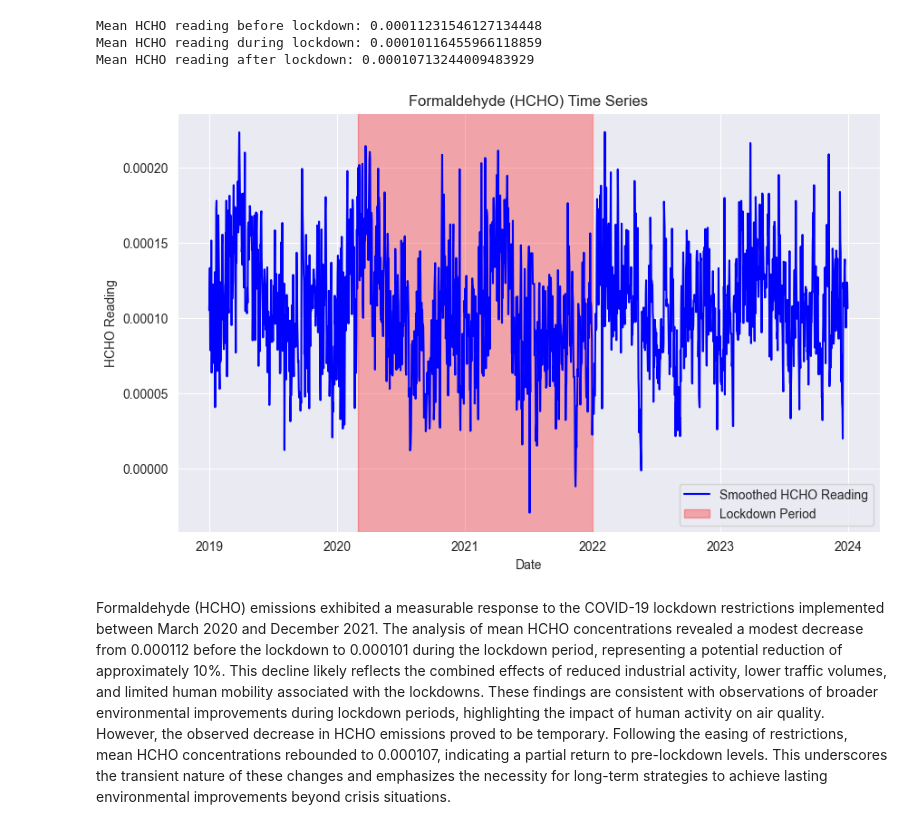
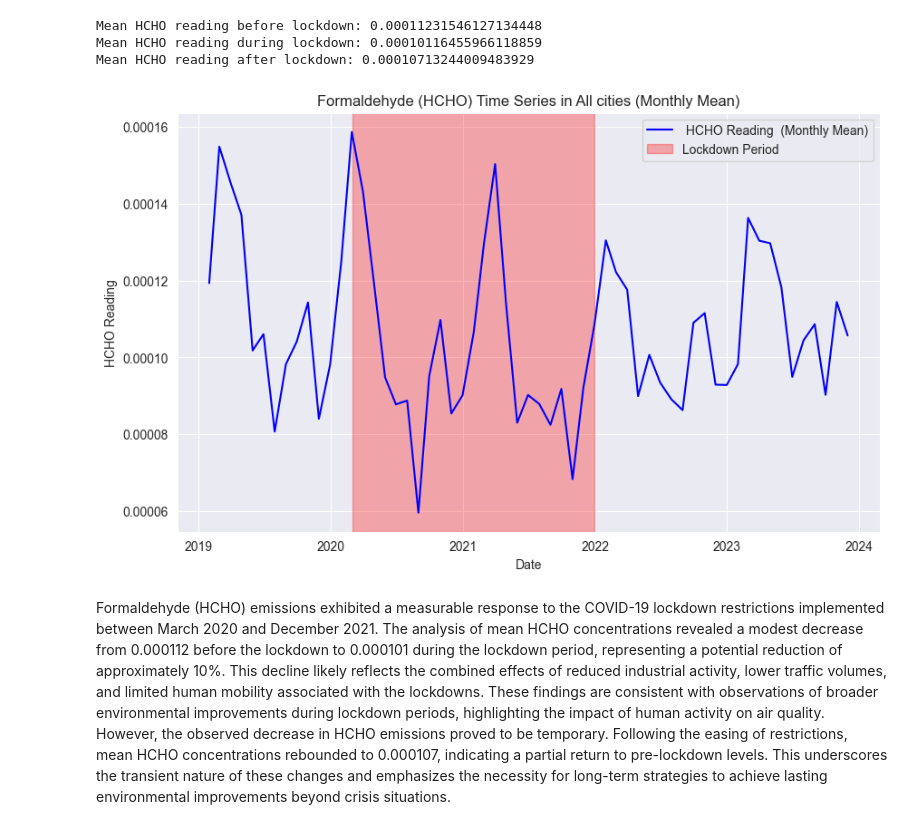
Before and after one commit to VanujaDesilva/Analyzing-HCHO-Gas-Levels-in-Sri-Lanka, a Jupyter notebook: Spatio-Temporal Analysis.ipynb, the cells around one changed output. Drawn from its saved outputs; the diff is of its cells as text; code cells hidden in the pictures.

```diff
--- a/Spatio-Temporal Analysis.ipynb
+++ b/Spatio-Temporal Analysis.ipynb
@@ -39,34 +39,38 @@ Mean HCHO reading before lockdown: 0.00011231546127134448
 Mean HCHO reading during lockdown: 0.00010116455966118859
 Mean HCHO reading after lockdown: 0.00010713244009483929
 # %%
-# Aggregate data by date and take the mean of HCHO readings for each day
-data_aggregated = data.groupby('Current Date')['HCHO reading'].mean().reset_index()
+# Aggregate data by month and calculate the mean HCHO readings
+data['Month'] = data['Current Date'].dt.to_period('M')  # Extract month from date
+data_aggregated_monthly = data.groupby('Month')['HCHO reading'].mean().reset_index()
 
-# Sort the aggregated DataFrame by date
-data_sorted = data_aggregated.sort_values(by='Current Date')
+# Sort the aggregated DataFrame by month
+data_sorted_monthly = data_aggregated_monthly.sort_values(by='Month')
 
-# Plot the time series data (Date vs HCHO readings) with a smoother curve
+# Plot the time series data (Month vs HCHO readings) with a smoother curve
 plt.figure(figsize=(10, 6))
 
 # Smoothing the curve with interpolation
-x_smooth = pd.date_range(start=data_sorted['Current Date'].min(), end=data_sorted['Current Date'].max(), freq='D')
-y_smooth = make_interp_spline(data_sorted['Current Date'], data_sorted['HCHO reading'])(x_smooth)
+x_smooth = pd.date_range(start=data_sorted_monthly['Month'].min().to_timestamp(),
+                         end=data_sorted_monthly['Month'].max().to_timestamp(),
+                         freq='M')
+y_smooth = make_interp_spline(data_sorted_monthly['Month'].dt.to_timestamp(),
+                              data_sorted_monthly['HCHO reading'])(x_smooth)
 
-plt.plot(x_smooth, y_smooth, color='blue', linestyle='-', label='Smoothed HCHO Reading')
-plt.title('Formaldehyde (HCHO) Time Series')
+plt.plot(x_smooth, y_smooth, color='blue', linestyle='-', label=' HCHO Reading  (Monthly Mean)')
+plt.title('Formaldehyde (HCHO) Time Series in All cities (Monthly Mean)')
 plt.xlabel('Date')
 plt.ylabel('HCHO Reading')
 plt.grid(True)
 
 # Highlight the COVID-19 lockdown period
 plt.axvspan(lockdown_start_date, lockdown_end_date, color='red', alpha=0.3, label='Lockdown Period')
 
 # Add legend
 plt.legend()
 
 plt.show()
 # %% [output]
-[figure, old version]
+[figure, new version]
 # %% [markdown]
 Formaldehyde (HCHO) emissions exhibited a measurable response to the COVID-19 lockdown restrictions implemented between March 2020 and December 2021. The analysis of mean HCHO concentrations revealed a modest decrease from 0.000112 before the lockdown to 0.000101 during the lockdown period, representing a potential reduction of approximately 10%. This decline likely reflects the combined effects of reduced industrial activity, lower traffic volumes, and limited human mobility associated with the lockdowns. These findings are consistent with observations of broader environmental improvements during lockdown periods, highlighting the impact of human activity on air quality. However, the observed decrease in HCHO emissions proved to be temporary. Following the easing of restrictions, mean HCHO concentrations rebounded to 0.000107, indicating a partial return to pre-lockdown levels. This underscores the transient nature of these changes and emphasizes the necessity for long-term strategies to achieve lasting environmental improvements beyond crisis situations.
 # %% [markdown]
```
Also changed, not shown: parts of 16 cells of this notebook.
